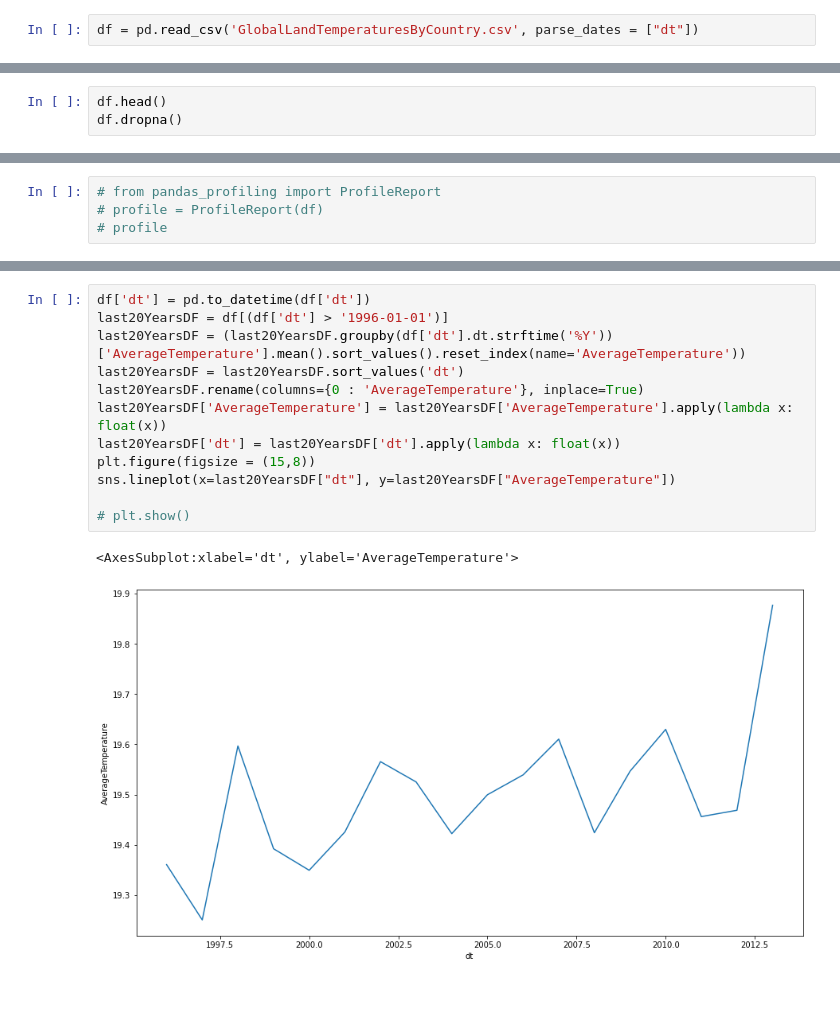
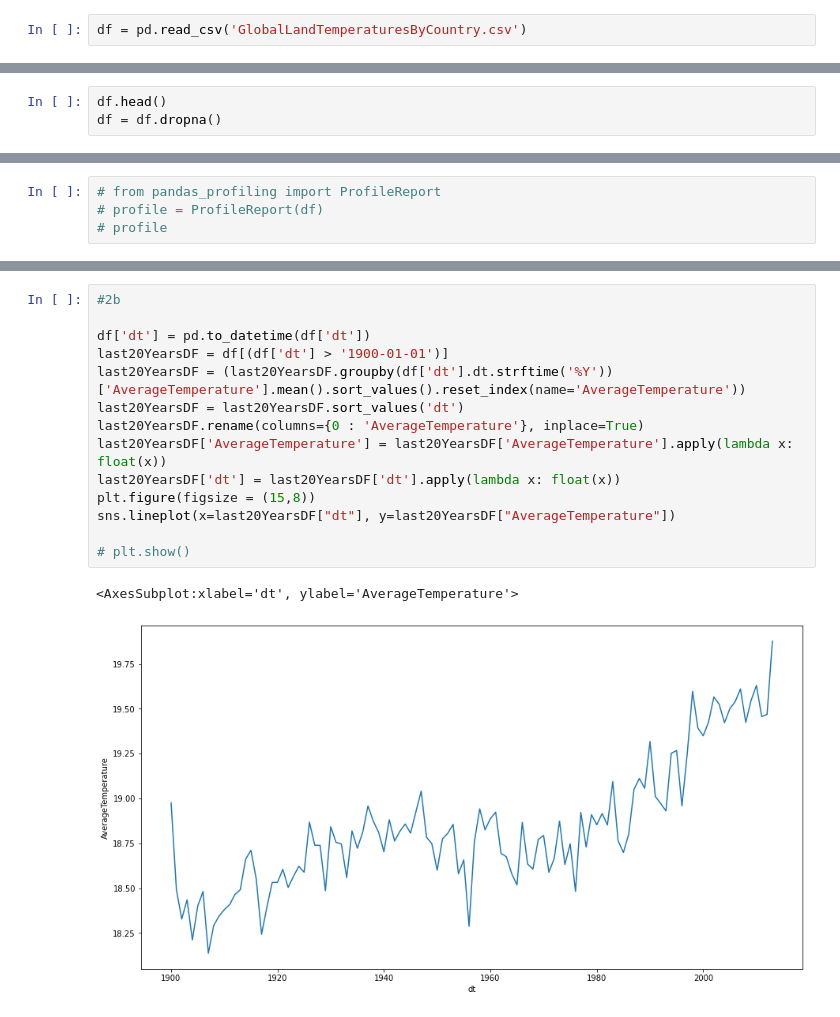
Before and after one commit to jurhs2000/data-science-lab2, a Jupyter notebook: lab2.ipynb, the cells around one changed output, grey strips where cells are left out. Saved outputs shown, nothing was run; the diff lists cells and outputs as text.

```diff
--- a/lab2.ipynb
+++ b/lab2.ipynb
@@ -6,9 +10,9 @@ import matplotlib.pyplot as plt
 # %% [markdown]
 Reading dataset
 # %%
-df = pd.read_csv('GlobalLandTemperaturesByCountry.csv', parse_dates = ["dt"])
+df = pd.read_csv('GlobalLandTemperaturesByCountry.csv')
 # %% [markdown]
 Quick view to the data
 # %%
 df.head()
-df.dropna()
+df = df.dropna()
@@ -64,15 +54,17 @@ df['AverageTemperature'].hist(bins=50)
 # %%
+#2b
+
 df['dt'] = pd.to_datetime(df['dt'])
-last20YearsDF = df[(df['dt'] > '1996-01-01')]
+last20YearsDF = df[(df['dt'] > '1900-01-01')]
 last20YearsDF = (last20YearsDF.groupby(df['dt'].dt.strftime('%Y'))['AverageTemperature'].mean().sort_values().reset_index(name='AverageTemperature'))
 last20YearsDF = last20YearsDF.sort_values('dt')
 last20YearsDF.rename(columns={0 : 'AverageTemperature'}, inplace=True)
 last20YearsDF['AverageTemperature'] = last20YearsDF['AverageTemperature'].apply(lambda x: float(x))
 last20YearsDF['dt'] = last20YearsDF['dt'].apply(lambda x: float(x))
 plt.figure(figsize = (15,8))
 sns.lineplot(x=last20YearsDF["dt"], y=last20YearsDF["AverageTemperature"])
 
 # plt.show()
 # %% [output]
 <AxesSubplot:xlabel='dt', ylabel='AverageTemperature'>
-[figure, old version]
+[figure, new version]
```
Also changed, not shown: parts of 11 cells of this notebook.
